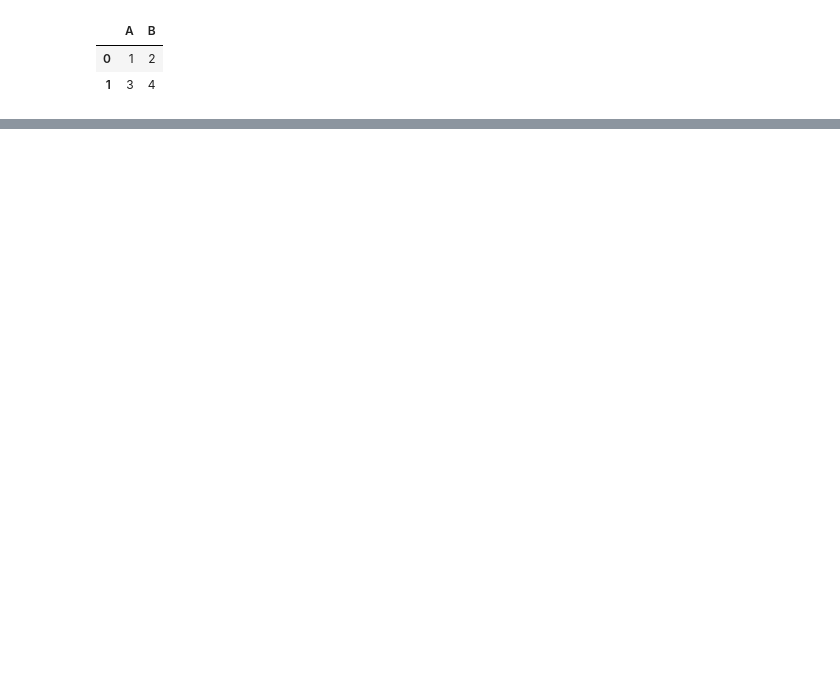
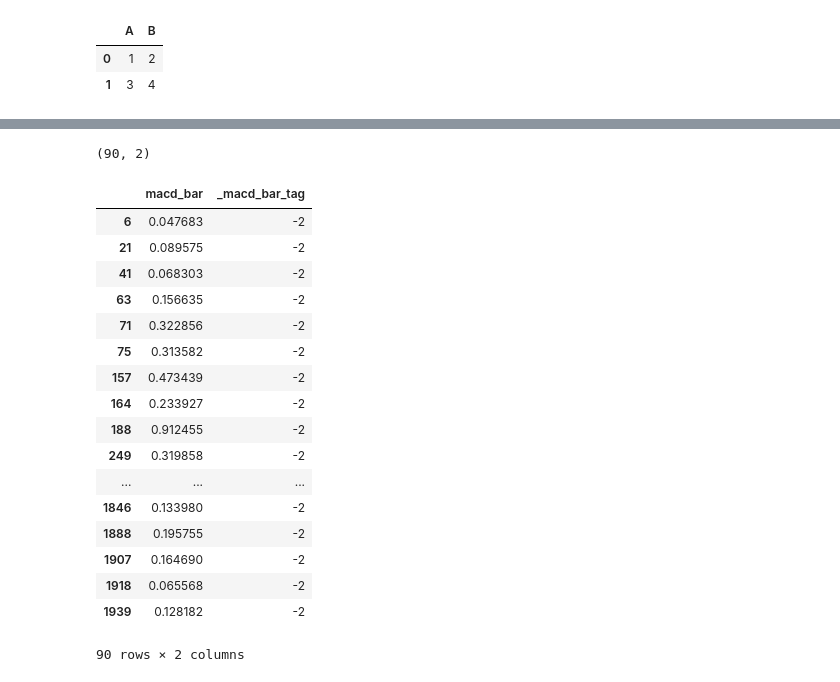
Before and after one commit to drunkpig/macd_exp, a Jupyter notebook: 一只可能性判断.ipynb, the cells around one changed output, grey strips where cells are left out. Saved outputs shown, nothing was run; the diff lists cells and outputs as text; code cells hidden in the pictures; blank space fills up the shorter version.

```diff
--- a/一只可能性判断.ipynb
+++ b/一只可能性判断.ipynb
@@ -13,0 +57,3 @@ df
+# %%
+red_areas, blue_areas = find_successive_bar_areas(df60, 'macd_bar')
+blue_areas
@@ -13,0 +78,28 @@ df
+# %%
+df_blue = do_bar_wave_tag(df60, 'macd_bar', blue_areas)
+df_blue['_macd_bar_tag']*=-1
+df_buy = df_blue[df_blue._macd_bar_tag==-2]
+df_buy.shape
+# %% [output]
+(90, 2)
+# %%
+df_buy
+# %% [output]
+|  | macd_bar | _macd_bar_tag |
+| 6 | 0.047683 | -2 |
+| 21 | 0.089575 | -2 |
+| 41 | 0.068303 | -2 |
+| 63 | 0.156635 | -2 |
+| 71 | 0.322856 | -2 |
+| 75 | 0.313582 | -2 |
+| 157 | 0.473439 | -2 |
+| 164 | 0.233927 | -2 |
+| 188 | 0.912455 | -2 |
+| 249 | 0.319858 | -2 |
+| ... | ... | ... |
+| 1846 | 0.133980 | -2 |
+| 1888 | 0.195755 | -2 |
+| 1907 | 0.164690 | -2 |
+| 1918 | 0.065568 | -2 |
+| 1939 | 0.128182 | -2 |
+90 rows × 2 columns
```
Also changed, not shown: parts of 3 cells of this notebook, 6 other files.
